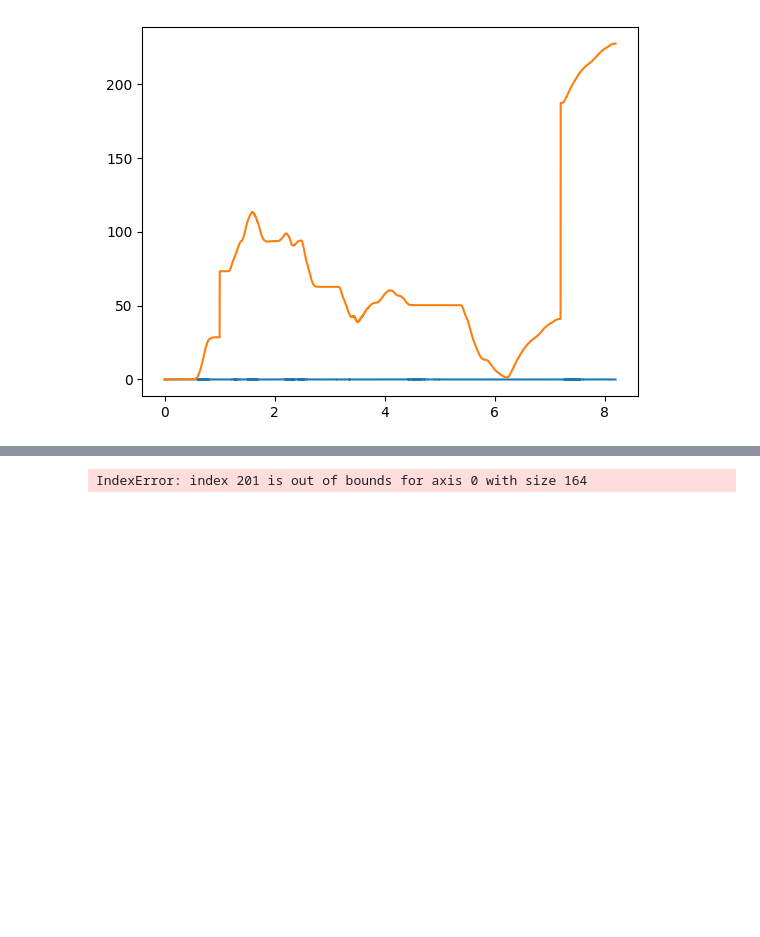
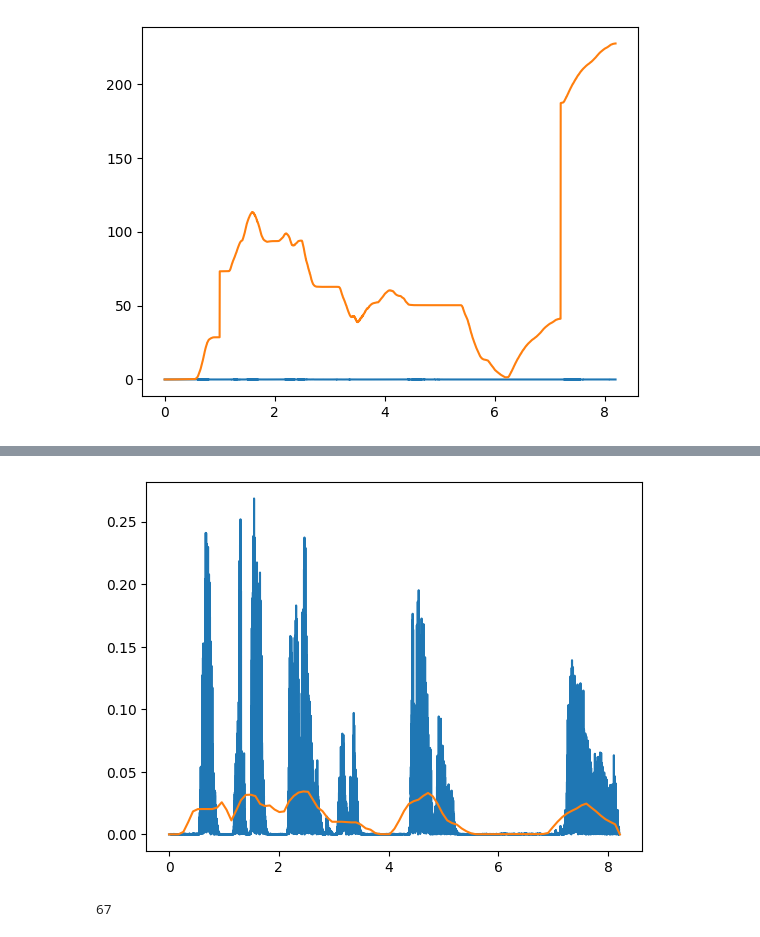
Before and after one commit to SAgiKPJH/SAGI_JJU-JJUCODE-, a Jupyter notebook: Project/01 영상편집 도우미 in python/VideoTest.ipynb, the cells around one changed output, grey strips where cells are left out. Drawn from its saved outputs; the diff is of its cells as text; code cells hidden in the pictures; blank space fills up the shorter version.

```diff
--- a/Project/01 영상편집 도우미 in python/VideoTest.ipynb
+++ b/Project/01 영상편집 도우미 in python/VideoTest.ipynb
@@ -828,23 +921,29 @@ sig1.size
 # %%
 import matplotlib.pyplot as plt
+import copy
 
-sigss = np.arange(0,sig.size/100,)
-n = 0.5 # 측정 범위 1초
+plt.plot(np.arange(0., sig.size/dsecs, 1/dsecs), abs(sig))
+
+sig1 = np.zeros(1)
+
+n = 0.7 # 측정 범위 1초
 dd = dsecs * n
-bn = 100
 
-for i in range(1, sig.size-1, bn) :
-    sigss[i] = 0
+for i in range(1, sig.size-1, int(1000*n/4)) :
+    k = 0
     for j in range(0, int(dd)) :
-        a = 0
-        if i+(j-dd/2) < 0 or i+(j-dd/2) >= sig.size:
-            a = 0
-        else :
-            a = sig[int(i+(j-dd/2))]
-        sigss[i] += abs(a)
+        a = i+(j-dd/2)
+        if not(a < 0 or a >= sig.size):
+            k += abs( sig[int(a)] )
+    sig1 = np.insert(sig1, -1 , k )
 
-plt.plot(np.arange(0., sig.size/dsecs, 100/dsecs), sig1/dd)
+
+plt.plot(np.arange(0., (sig.size+200)/sr, 1*((sig.size+200)/sr/sig1.size)), sig1/dd)
 
 plt.show()
 # %% [output]
-IndexError: index 201 is out of bounds for axis 0 with size 164
+[figure, added]
+# %%
+sig1.size
+# %% [output]
+67
```
Also changed, not shown: parts of 18 cells of this notebook, 1 other file.
